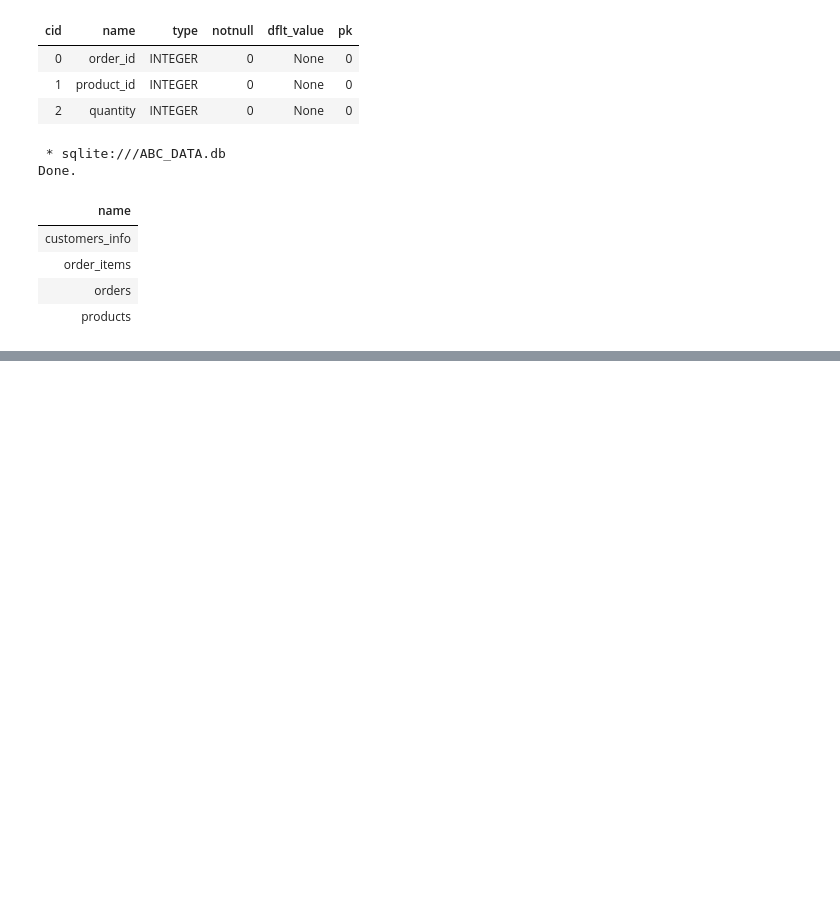
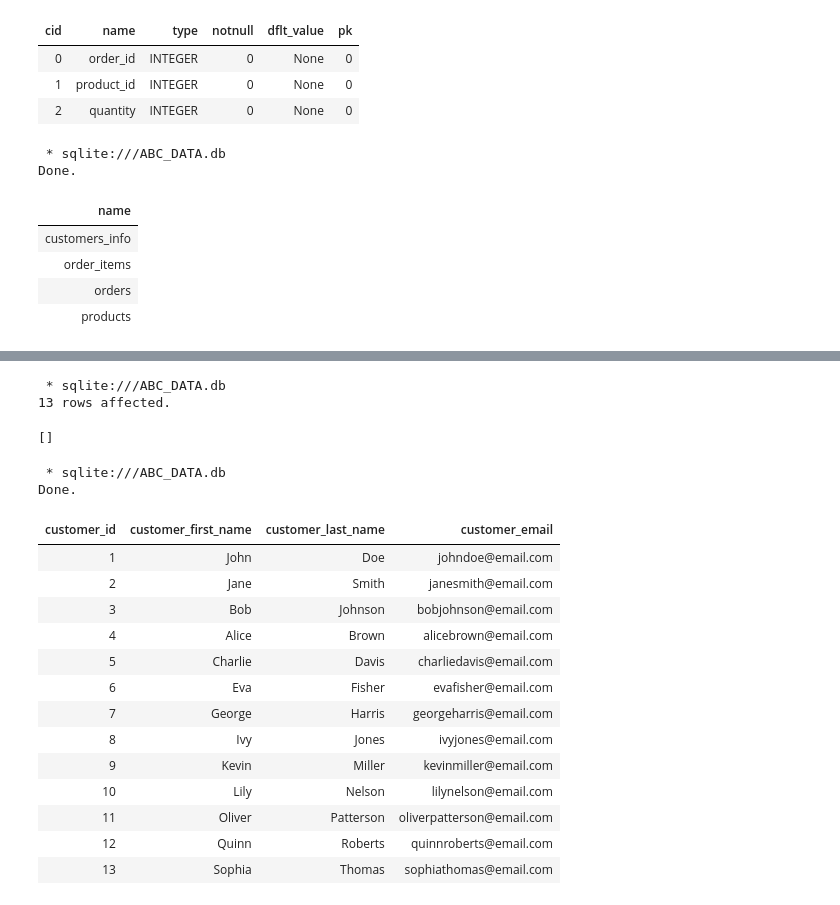
Before and after one commit to mandem296/SQLite-Chinook, a Jupyter notebook: SQL_&_PowerBi_Challenges.ipynb, the cells around one changed output, grey strips where cells are left out. Cells and saved outputs as stored; diff of their text form; code cells hidden in the pictures; blank space fills up the shorter version.

Commit message:
Day 2: Inserting data into the tables

```diff
--- a/SQL_&_PowerBi_Challenges.ipynb
+++ b/SQL_&_PowerBi_Challenges.ipynb
@@ -154,0 +225,44 @@ Done.
+# %%
+%%sql
+
+INSERT INTO customers_info (customer_id, customer_first_name, customer_last_name, customer_email) VALUES
+    (1, 'John', 'Doe', 'johndoe@email.com'),
+    (2, 'Jane', 'Smith', 'janesmith@email.com'),
+    (3, 'Bob', 'Johnson', 'bobjohnson@email.com'),
+    (4, 'Alice', 'Brown', 'alicebrown@email.com'),
+    (5, 'Charlie', 'Davis', 'charliedavis@email.com'),
+    (6, 'Eva', 'Fisher', 'evafisher@email.com'),
+    (7, 'George', 'Harris', 'georgeharris@email.com'),
+    (8, 'Ivy', 'Jones', 'ivyjones@email.com'),
+    (9, 'Kevin', 'Miller', 'kevinmiller@email.com'),
+    (10, 'Lily', 'Nelson', 'lilynelson@email.com'),
+    (11, 'Oliver', 'Patterson', 'oliverpatterson@email.com'),
+    (12, 'Quinn', 'Roberts', 'quinnroberts@email.com'),
+    (13, 'Sophia', 'Thomas', 'sophiathomas@email.com');
+# %% [output]
+ * sqlite:///ABC_DATA.db
+13 rows affected.
+[]
+# %%
+%%sql
+
+SELECT *
+
+FROM customers_info
+# %% [output]
+ * sqlite:///ABC_DATA.db
+Done.
+| customer_id | customer_first_name | customer_last_name | customer_email |
+| 1 | John | Doe | johndoe@email.com |
+| 2 | Jane | Smith | janesmith@email.com |
+| 3 | Bob | Johnson | bobjohnson@email.com |
+| 4 | Alice | Brown | alicebrown@email.com |
+| 5 | Charlie | Davis | charliedavis@email.com |
+| 6 | Eva | Fisher | evafisher@email.com |
+| 7 | George | Harris | georgeharris@email.com |
+| 8 | Ivy | Jones | ivyjones@email.com |
+| 9 | Kevin | Miller | kevinmiller@email.com |
+| 10 | Lily | Nelson | lilynelson@email.com |
+| 11 | Oliver | Patterson | oliverpatterson@email.com |
+| 12 | Quinn | Roberts | quinnroberts@email.com |
+| 13 | Sophia | Thomas | sophiathomas@email.com |
```
Also changed, not shown: parts of 8 cells of this notebook.
